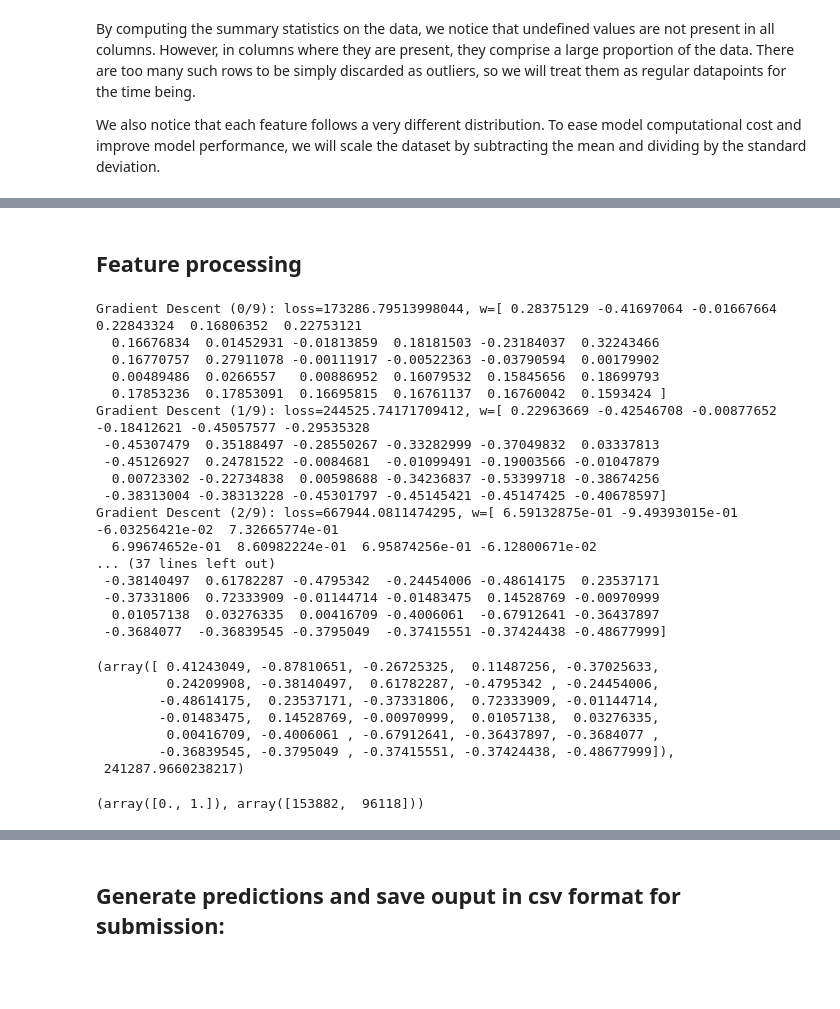
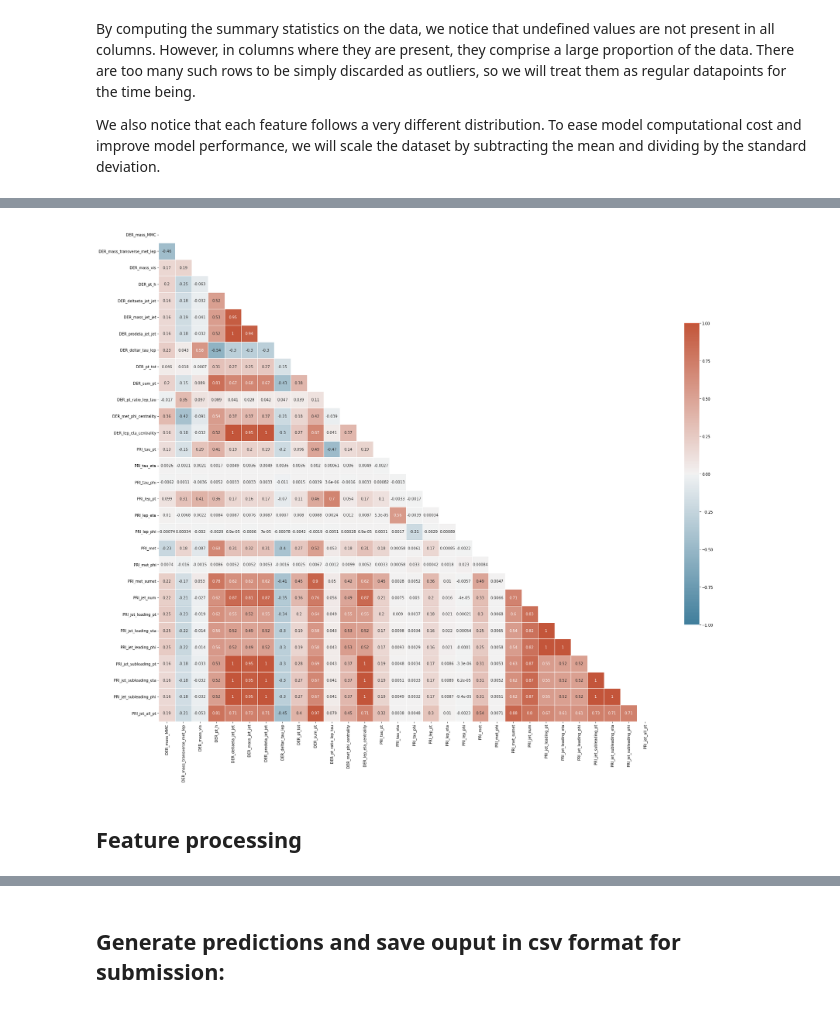
Before and after one commit to lichangling3/ML-Project-1, a Jupyter notebook: src/project1.ipynb, the cells around one changed output, grey strips where cells are left out. Saved outputs shown, nothing was run; the diff lists cells and outputs as text; code cells hidden in the pictures; blank space fills up the shorter version.

```diff
--- a/src/project1.ipynb
+++ b/src/project1.ipynb
@@ -19,3 +16,7 @@ y, tx, ids = load_csv_data(DATA_TRAIN_PATH)
+# %%
+DATA_TRAIN_PATH = '../data/train.csv'
+y_train, x_train, ids_train = load_csv_data(DATA_TRAIN_PATH)
+column_names = np.genfromtxt(DATA_TRAIN_PATH, delimiter=",", dtype=str)[0, 2:]
 # %% [markdown]
 ## Exploratory data analysis
 # %% [markdown]
@@ -92,2 +93,6 @@ Column |   Mean   |  Median  | Std dev  |   Max    |    Min   | # Undefined | %
+# %%
+plot_corr_matrix(x_train, column_names)
+# %% [output]
+[figure, added]
 # %% [markdown]
 ## Feature processing
@@ -96,42 +98,0 @@ tx = standardize(tx)
-# %%
-initial_w = np.zeros(D)
-max_iters = 10
-gamma = 0.00001
-seed = 30
-
-y[y < 0] = 0
-
-w, loss = logistic_regression(y, tx, initial_w, max_iters, gamma, verbose=True)
-w, loss
-# %% [output]
-Gradient Descent (0/9): loss=173286.79513998044, w=[ 0.28375129 -0.41697064 -0.01667664  0.22843324  0.16806352  0.22753121
-  0.16676834  0.01452931 -0.01813859  0.18181503 -0.23184037  0.32243466
-  0.16770757  0.27911078 -0.00111917 -0.00522363 -0.03790594  0.00179902
-  0.00489486  0.0266557   0.00886952  0.16079532  0.15845656  0.18699793
-  0.17853236  0.17853091  0.16695815  0.16761137  0.16760042  0.1593424 ]
-Gradient Descent (1/9): loss=244525.74171709412, w=[ 0.22963669 -0.42546708 -0.00877652 -0.18412621 -0.45057577 -0.29535328
- -0.45307479  0.35188497 -0.28550267 -0.33282999 -0.37049832  0.03337813
- -0.45126927  0.24781522 -0.0084681  -0.01099491 -0.19003566 -0.01047879
-  0.00723302 -0.22734838  0.00598688 -0.34236837 -0.53399718 -0.38674256
- -0.38313004 -0.38313228 -0.45301797 -0.45145421 -0.45147425 -0.40678597]
-Gradient Descent (2/9): loss=667944.0811474295, w=[ 6.59132875e-01 -9.49393015e-01 -6.03256421e-02  7.32665774e-01
-  6.99674652e-01  8.60982224e-01  6.95874256e-01 -6.12800671e-02
-... (37 lines left out)
- -0.38140497  0.61782287 -0.4795342  -0.24454006 -0.48614175  0.23537171
- -0.37331806  0.72333909 -0.01144714 -0.01483475  0.14528769 -0.00970999
-  0.01057138  0.03276335  0.00416709 -0.4006061  -0.67912641 -0.36437897
- -0.3684077  -0.36839545 -0.3795049  -0.37415551 -0.37424438 -0.48677999]
-(array([ 0.41243049, -0.87810651, -0.26725325,  0.11487256, -0.37025633,
-         0.24209908, -0.38140497,  0.61782287, -0.4795342 , -0.24454006,
-        -0.48614175,  0.23537171, -0.37331806,  0.72333909, -0.01144714,
-        -0.01483475,  0.14528769, -0.00970999,  0.01057138,  0.03276335,
-         0.00416709, -0.4006061 , -0.67912641, -0.36437897, -0.3684077 ,
-        -0.36839545, -0.3795049 , -0.37415551, -0.37424438, -0.48677999]),
- 241287.9660238217)
-# %%
-pred = tx.dot(w)
-pred[pred < 0.5] = 0
-pred[pred >= 0.5] = 1
-np.unique(np.abs(pred - y), return_counts=True)
-# %% [output]
-(array([0., 1.]), array([153882,  96118]))
```
Also changed, not shown: parts of 25 cells of this notebook, 3 other files.
